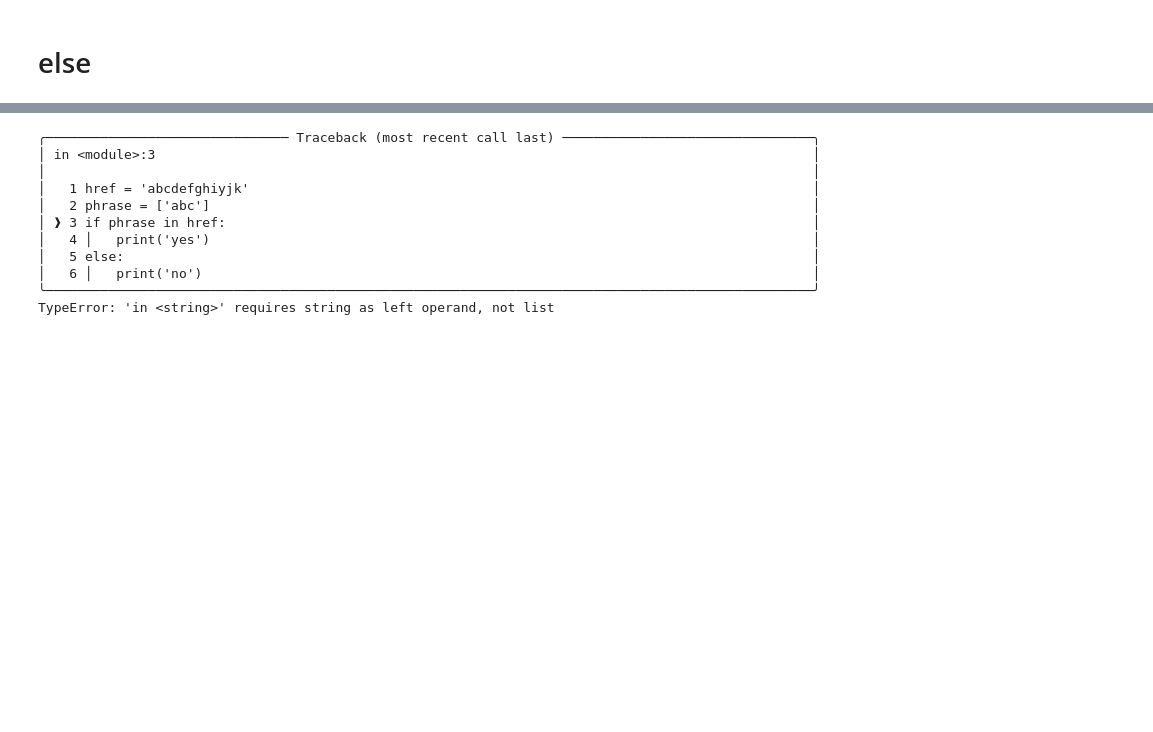
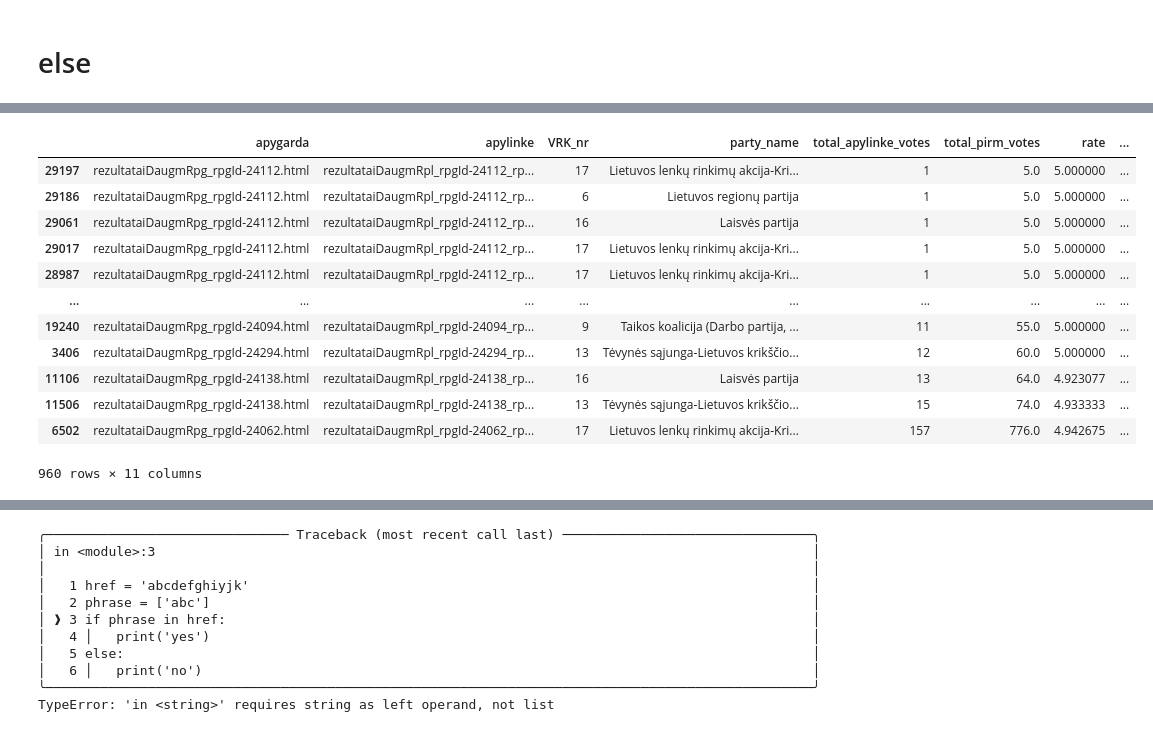
Before and after one commit to Aukstojas/lithuania-election-results, a Jupyter notebook: notebooks/analysis.ipynb, the cells around one changed output, grey strips where cells are left out. Cells and saved outputs as stored; diff of their text form; code cells hidden in the pictures; blank space fills up the shorter version.

```diff
--- a/notebooks/analysis.ipynb
+++ b/notebooks/analysis.ipynb
@@ -34,0 +54,3 @@ np.int64(6)
+# %%
+df[df.rate > 4.9][df[df.rate > 4.9].total_apylinke_votes > 0].sort_values(by='total_apylinke_votes')#.total_apylinke_votes.value_counts()
+# %% [output]
@@ -35,3 +58,16 @@ np.int64(6)
+|  | apygarda | apylinke | VRK_nr | party_name | total_apylinke_votes | total_pirm_votes | rate | ... |
+| 29197 | rezultataiDaugmRpg_rpgId-24112.html | rezultataiDaugmRpl_rpgId-24112_rp... | 17 | Lietuvos lenkų rinkimų akcija-Kri... | 1 | 5.0 | 5.000000 | ... |
+| 29186 | rezultataiDaugmRpg_rpgId-24112.html | rezultataiDaugmRpl_rpgId-24112_rp... | 6 | Lietuvos regionų partija | 1 | 5.0 | 5.000000 | ... |
+| 29061 | rezultataiDaugmRpg_rpgId-24112.html | rezultataiDaugmRpl_rpgId-24112_rp... | 16 | Laisvės partija | 1 | 5.0 | 5.000000 | ... |
+| 29017 | rezultataiDaugmRpg_rpgId-24112.html | rezultataiDaugmRpl_rpgId-24112_rp... | 17 | Lietuvos lenkų rinkimų akcija-Kri... | 1 | 5.0 | 5.000000 | ... |
+| 28987 | rezultataiDaugmRpg_rpgId-24112.html | rezultataiDaugmRpl_rpgId-24112_rp... | 17 | Lietuvos lenkų rinkimų akcija-Kri... | 1 | 5.0 | 5.000000 | ... |
+| ... | ... | ... | ... | ... | ... | ... | ... | ... |
+| 19240 | rezultataiDaugmRpg_rpgId-24094.html | rezultataiDaugmRpl_rpgId-24094_rp... | 9 | Taikos koalicija (Darbo partija, ... | 11 | 55.0 | 5.000000 | ... |
+| 3406 | rezultataiDaugmRpg_rpgId-24294.html | rezultataiDaugmRpl_rpgId-24294_rp... | 13 | Tėvynės sąjunga-Lietuvos krikščio... | 12 | 60.0 | 5.000000 | ... |
+| 11106 | rezultataiDaugmRpg_rpgId-24138.html | rezultataiDaugmRpl_rpgId-24138_rp... | 16 | Laisvės partija | 13 | 64.0 | 4.923077 | ... |
+| 11506 | rezultataiDaugmRpg_rpgId-24138.html | rezultataiDaugmRpl_rpgId-24138_rp... | 13 | Tėvynės sąjunga-Lietuvos krikščio... | 15 | 74.0 | 4.933333 | ... |
+| 6502 | rezultataiDaugmRpg_rpgId-24062.html | rezultataiDaugmRpl_rpgId-24062_rp... | 17 | Lietuvos lenkų rinkimų akcija-Kri... | 157 | 776.0 | 4.942675 | ... |
+960 rows × 11 columns
 # %%
 import matplotlib.pyplot as plt
 # Assuming 'series' is your pandas Series
```
Also changed, not shown: parts of 26 cells of this notebook, 7 other files.
